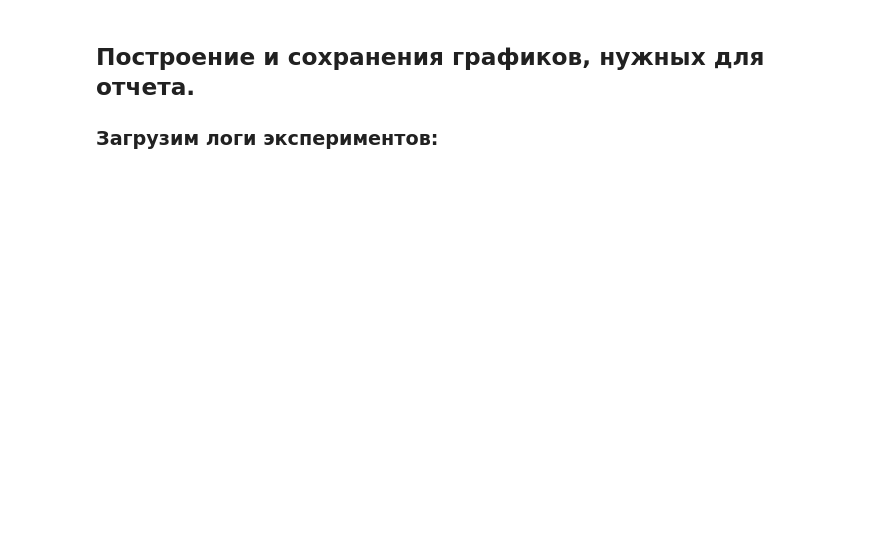
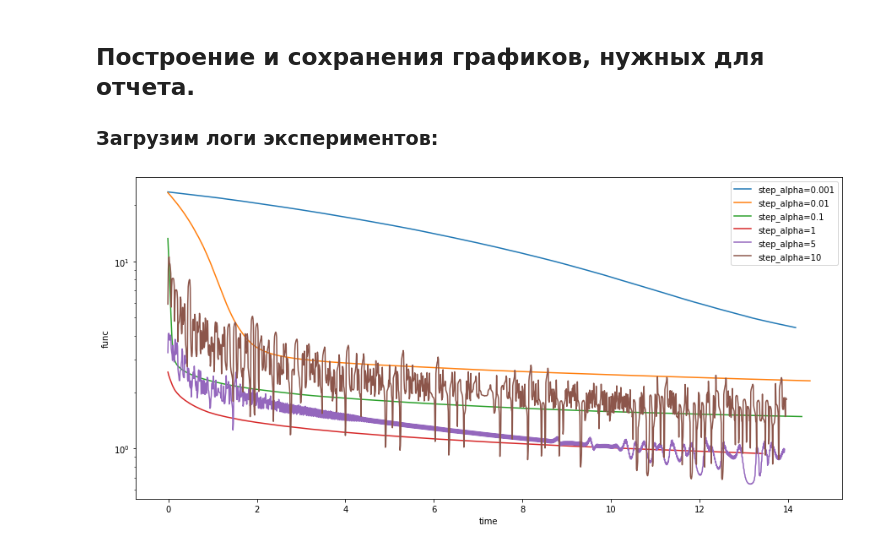
Before and after one commit to paniquex/ML_DS_practice, a Jupyter notebook: PRACTICUM/LAB_06/plots_generating.ipynb, the cells around one changed output. Saved outputs shown, nothing was run; the diff lists cells and outputs as text; code cells hidden in the pictures; blank space fills up the shorter version.

```diff
--- a/PRACTICUM/LAB_06/plots_generating.ipynb
+++ b/PRACTICUM/LAB_06/plots_generating.ipynb
@@ -12,0 +91,19 @@ import matplotlib.pyplot as plt
+# %%
+# f, (ax1, ax2) = plt.subplots(2, figsize=(10, 30))
+# for i in [ax1, ax2]:
+
+dependence_line_plot([alpha_beta_bsize_logs[i] for i in range(0, 48, 8)],
+                     parameter_name='step_alpha',
+                     dep_variable_name_x='time', dep_variable_name_y='func', smooth_size=7,
+                     semilogy=True,
+                     figsize=(15, 7),
+#                      ax=i,
+#                      fig=f,
+                     output_file_name='./graphs/exp1_func_GD_alpha_time_beta=0,001.pdf')
+#     plt.legend(labels=[parameter_name + '=' + str(history[parameter_name]) for history in history_list],
+#                loc='best')
+#     plt.xlabel(dep_variable_name_x)
+#     plt.ylabel(dep_variable_name_y)
+#     plt.savefig(output_file_name)
+# %% [output]
+[figure, added]
```
Also changed, not shown: parts of 43 cells of this notebook, 1 other file.
